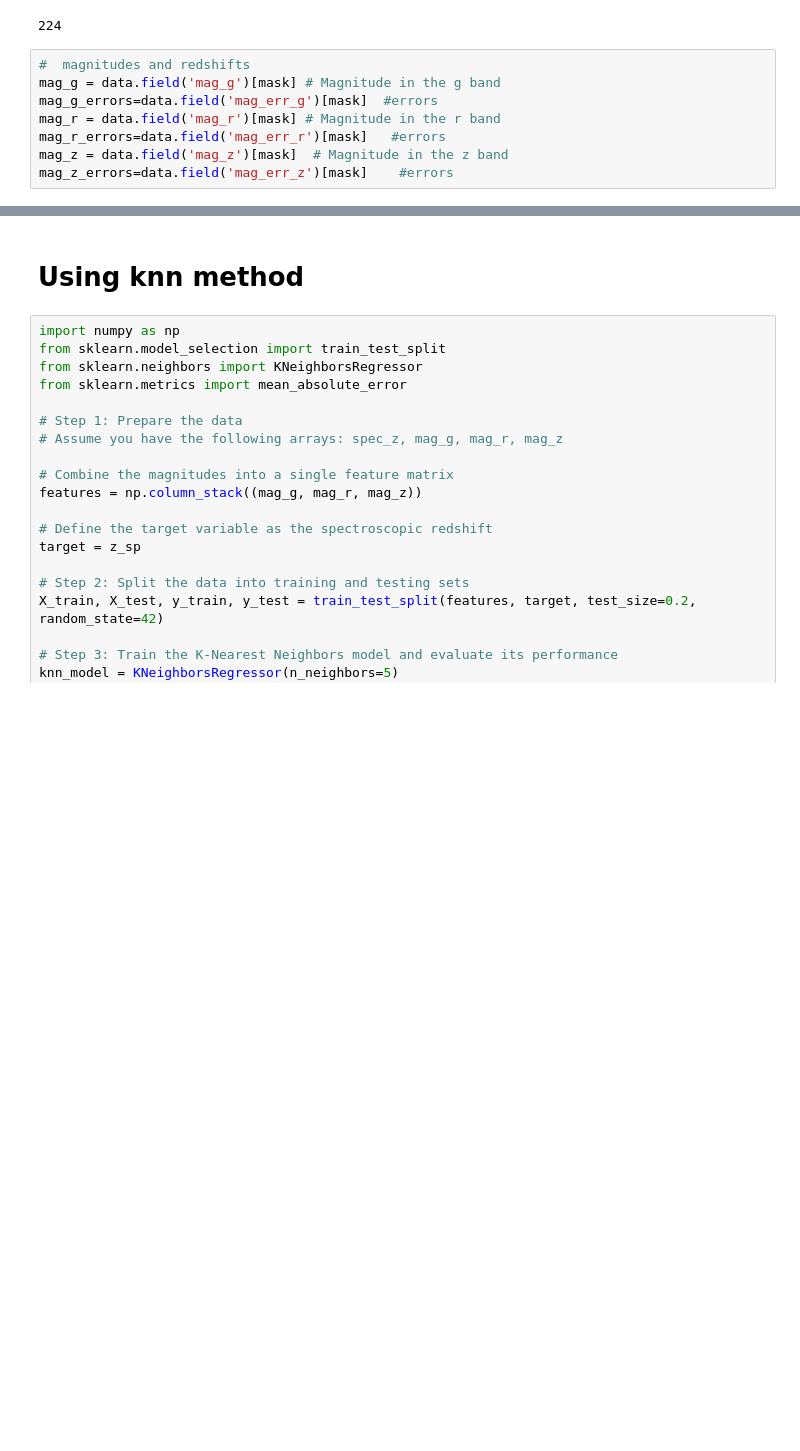
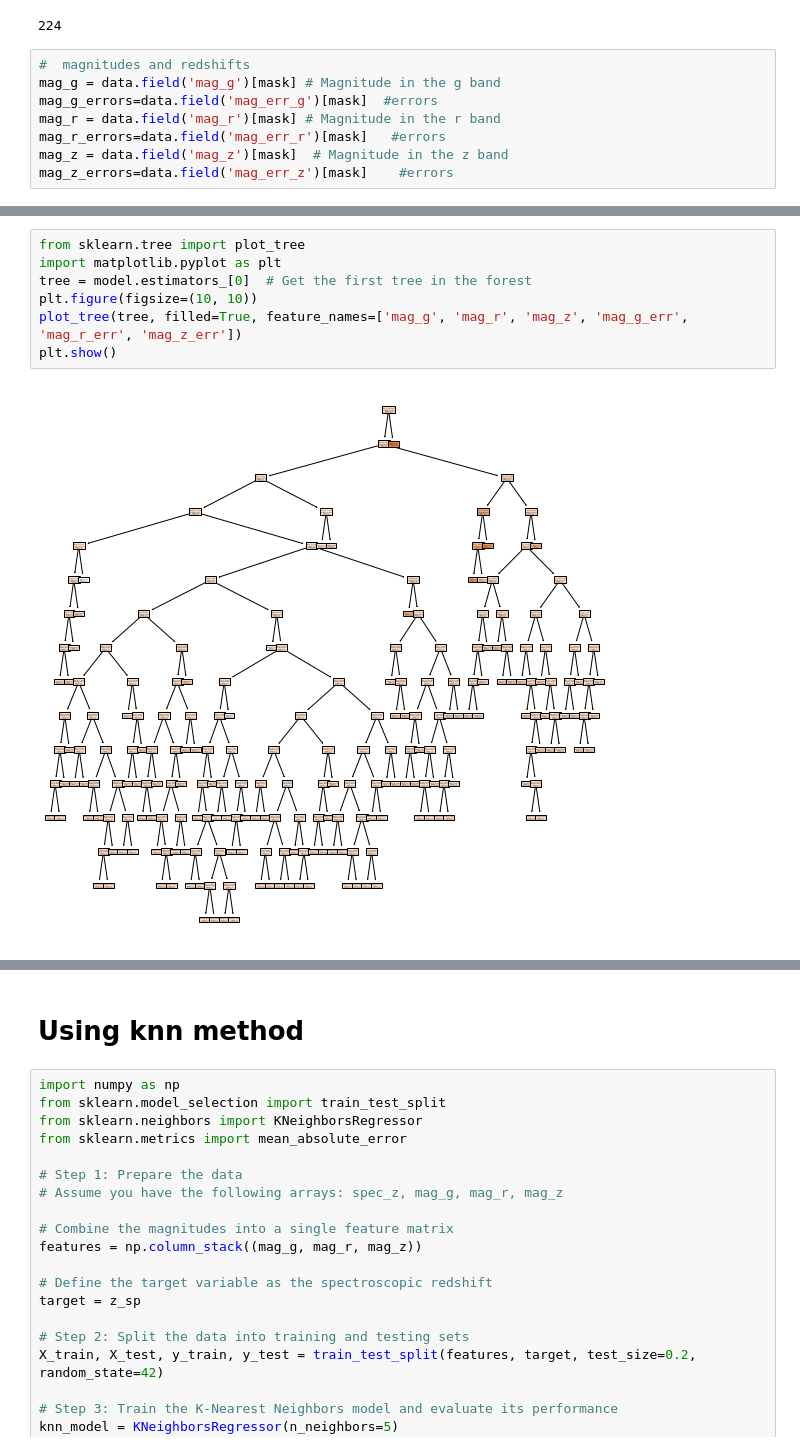
Before and after one commit to katul3767/Machine-learning-methods-in-Galaxy-cluster, a Jupyter notebook: Machine learning method to get the Spectroscopic redshift .ipynb, the cells around one changed output, grey strips where cells are left out. Drawn from its saved outputs; the diff is of its cells as text; blank space fills up the shorter version.

```diff
--- a/Machine learning method to get the Spectroscopic redshift .ipynb
+++ b/Machine learning method to get the Spectroscopic redshift .ipynb
@@ -154,0 +203,9 @@ Median Redshift: 0.5452809989452362
+# %%
+from sklearn.tree import plot_tree
+import matplotlib.pyplot as plt
+tree = model.estimators_[0]  # Get the first tree in the forest
+plt.figure(figsize=(10, 10))
+plot_tree(tree, filled=True, feature_names=['mag_g', 'mag_r', 'mag_z', 'mag_g_err', 'mag_r_err', 'mag_z_err'])
+plt.show()
+# %% [output]
+[figure, added]
```
Also changed, not shown: parts of 5 cells of this notebook.
